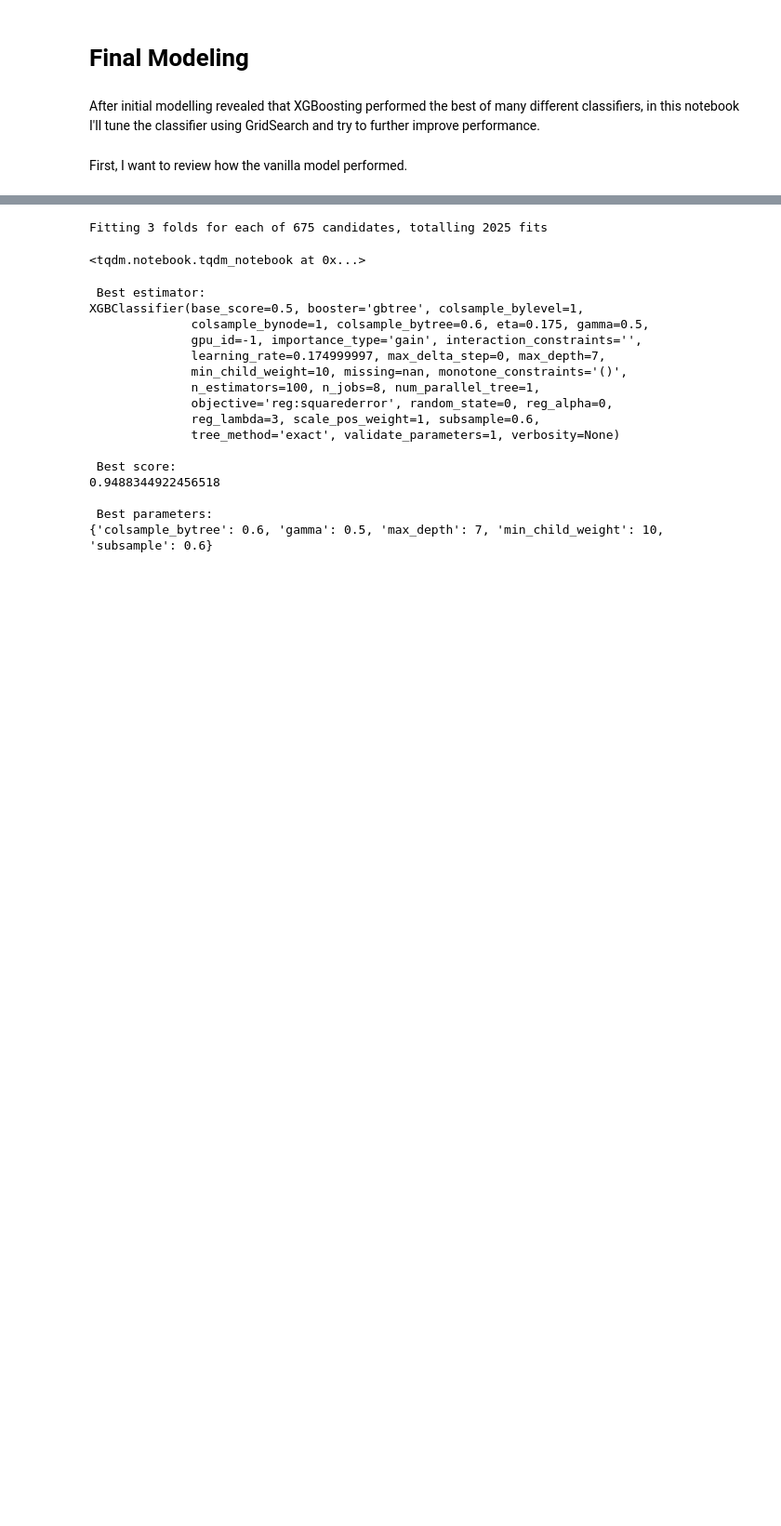
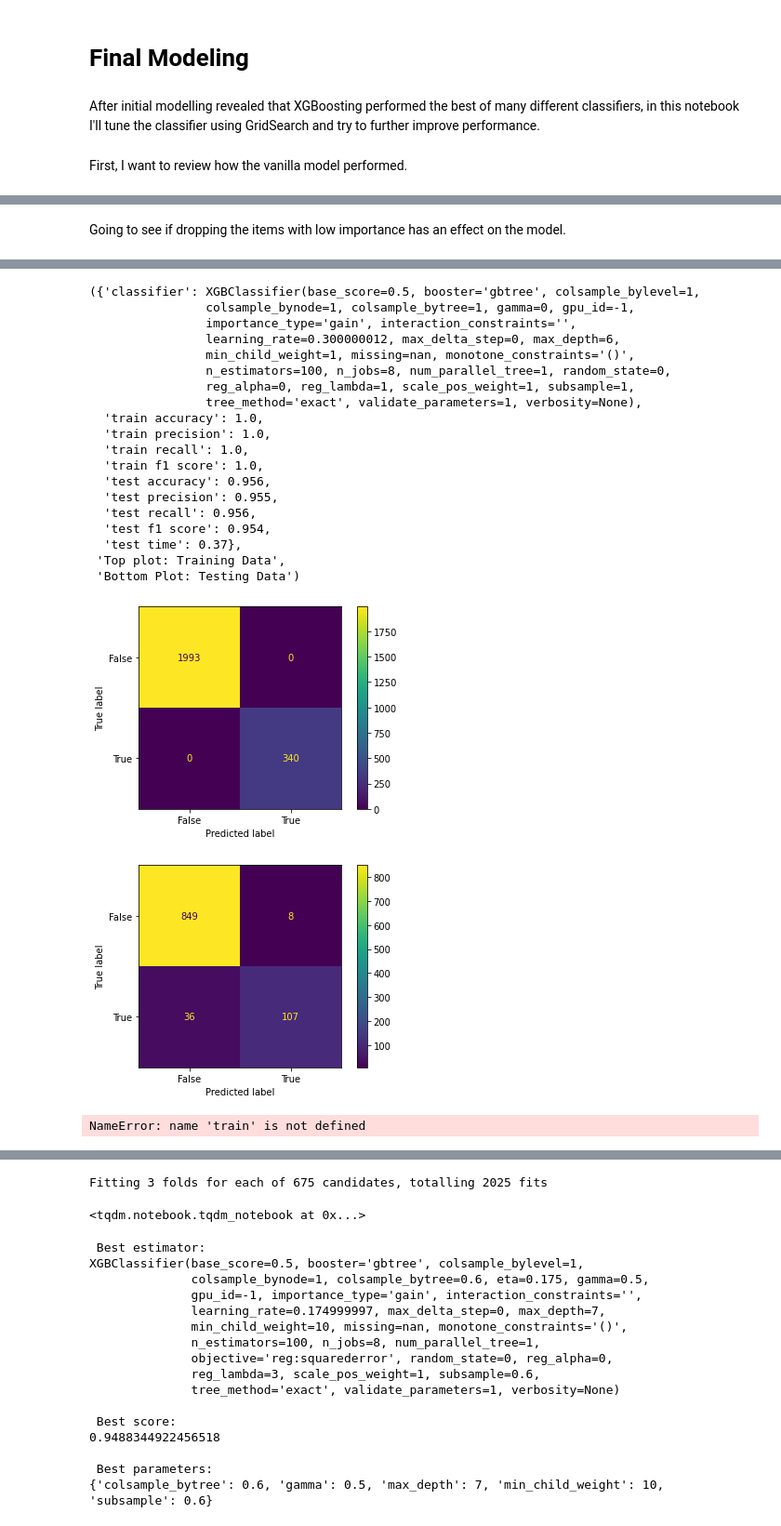
Before and after one commit to halemade/predicting-customer-churn, a Jupyter notebook: final-model.ipynb, the cells around one changed output, grey strips where cells are left out. Shown at 93% size. Cells and saved outputs as stored; diff of their text form; code cells hidden in the pictures; blank space fills up the shorter version.

```diff
--- a/final-model.ipynb
+++ b/final-model.ipynb
@@ -71,3 +60,18 @@ plot_importances(model,X)
 # %% [output]
 [interactive output not drawn]
 [interactive output not drawn]
+# %% [markdown]
+Going to see if dropping the items with low importance has an effect on the model.
+# %%
+unimportant = ['state_OH','state_OR','total intl charge','state_SD','state_TN',
+              'state_UT','total day charge','state_WI','state_WY','state_NM',
+              'state_NH','state_DE','state_GA','state_IA','state_IL','state_KS',
+              'state_CO','state_ME','state_MN','state_CA','state_ND','churn']
+
+filtered = df.drop(unimportant,axis=1)
+X = filtered
+y = df['churn']
+xgb = XGBClassifier()
+model_xgb = run_scaled_model(xgb,X,y)
+model_xgb
+# %% [output]
@@ -74,3 +79,24 @@ plot_importances(model,X)
+({'classifier': XGBClassifier(base_score=0.5, booster='gbtree', colsample_bylevel=1,
+                colsample_bynode=1, colsample_bytree=1, gamma=0, gpu_id=-1,
+                importance_type='gain', interaction_constraints='',
+                learning_rate=0.300000012, max_delta_step=0, max_depth=6,
+                min_child_weight=1, missing=nan, monotone_constraints='()',
+                n_estimators=100, n_jobs=8, num_parallel_tree=1, random_state=0,
+                reg_alpha=0, reg_lambda=1, scale_pos_weight=1, subsample=1,
+                tree_method='exact', validate_parameters=1, verbosity=None),
+  'train accuracy': 1.0,
+  'train precision': 1.0,
+  'train recall': 1.0,
+  'train f1 score': 1.0,
+  'test accuracy': 0.956,
+  'test precision': 0.955,
+  'test recall': 0.956,
+  'test f1 score': 0.954,
+  'test time': 0.37},
+ 'Top plot: Training Data',
+ 'Bottom Plot: Testing Data')
+[figure, added]
+[figure, added]
 # %%
 #train test splitsies
 X_train, X_test, y_train, y_test = train_test_split(X, y, test_size=0.3, random_state=101, stratify=y)
@@ -131,16 +157,15 @@ for i,ds in enumerate(results.keys()):
     results[ds]['tpr'].append(tpr)
     results[ds]['thresholds'].append(thresholds)
     results[ds]['auc'].append(roc_auc_score(labels, y_preds))
-#     results[ds]['recall'].append(round(recall_score(labels,y_preds,average='weighted'),3))
-#     results[ds]['precision'].append(round(precision_score(labels,y_preds,average='weighted'),3))
-#     results[ds]['accuracy'].append(round(accuracy_score(labels,y_preds),3))
-#     results[ds]['f1'].append(round(f1_score(labels,y_preds,average='weighted'),3))
+
     end_test = time.time()
 
     training_times.append(round((end_train-train_time),2))
     testing_times.append(round((end_test-test_time),2))
-# print('Average Training Time: {}'.format(sum(training_times)/len(training_times)))
-# print('Average Testing Time: {}'.format(sum(testing_times)/len(testing_times)))
+print('Average Training Time: {}'.format(sum(training_times)/len(training_times)))
+print('Average Testing Time: {}'.format(sum(testing_times)/len(testing_times)))
+# %% [output]
+NameError: name 'train' is not defined
 # %%
 plot_roc(results)
 # %% [output]
```
Also changed, not shown: parts of 4 cells of this notebook.
